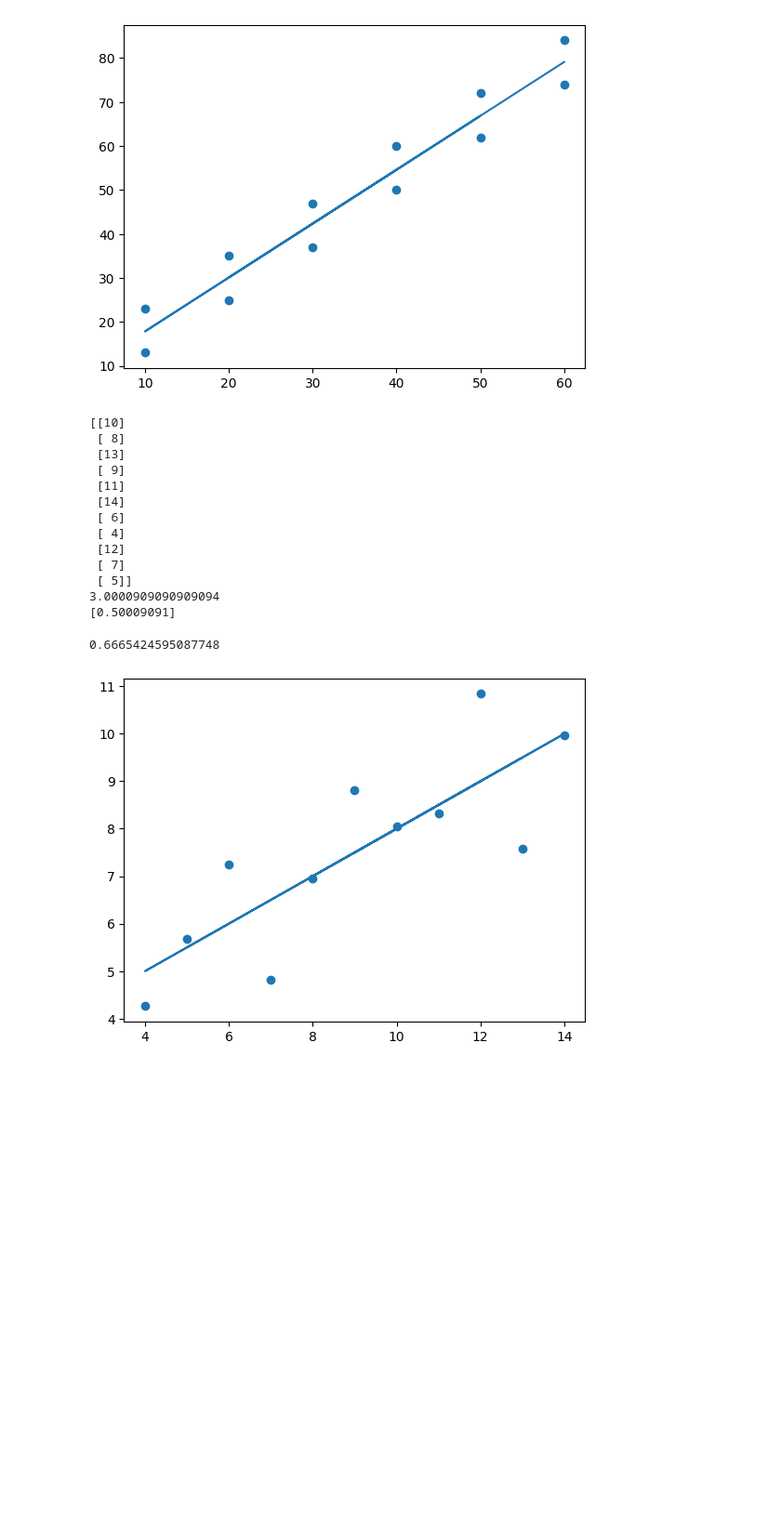
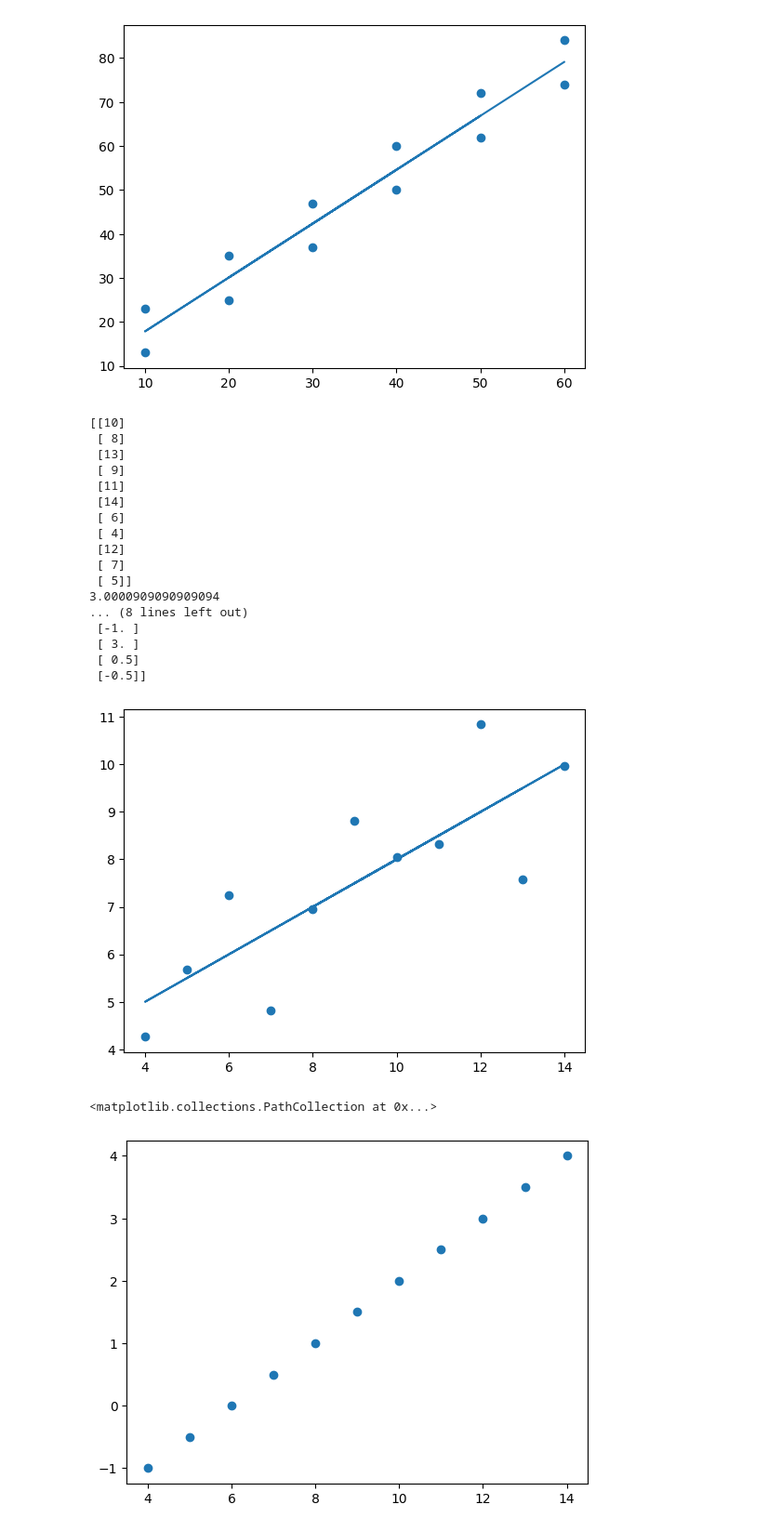
Before and after one commit to Olga643/Example, a Jupyter notebook: Untitled7.ipynb, the cells around one changed output. Shown: that part at 93% size. Saved outputs shown, nothing was run; the diff lists cells and outputs as text; code cells hidden in the pictures; blank space fills up the shorter version.

```diff
--- a/Untitled7.ipynb
+++ b/Untitled7.ipynb
@@ -90,7 +90,10 @@ print(model.intercept_)
 print(model.coef_)
 plt.scatter(x1, y1)
 plt.plot(x, 3+0.5*x)
+predict = 3 + 0.5*x
 model.score(x, y1)
+ost = x - predict
+print(ost)
 # %% [output]
 [[10]
  [ 8]
@@ -104,6 +107,14 @@ model.score(x, y1)
  [ 7]
  [ 5]]
 3.0000909090909094
-[0.50009091]
+... (8 lines left out)
+ [-1. ]
+ [ 3. ]
+ [ 0.5]
+ [-0.5]]
-0.6665424595087748
 [figure]
+# %%
+plt.scatter(x, ost)
+# %% [output]
+<matplotlib.collections.PathCollection at 0x...>
+[figure, added]
```
